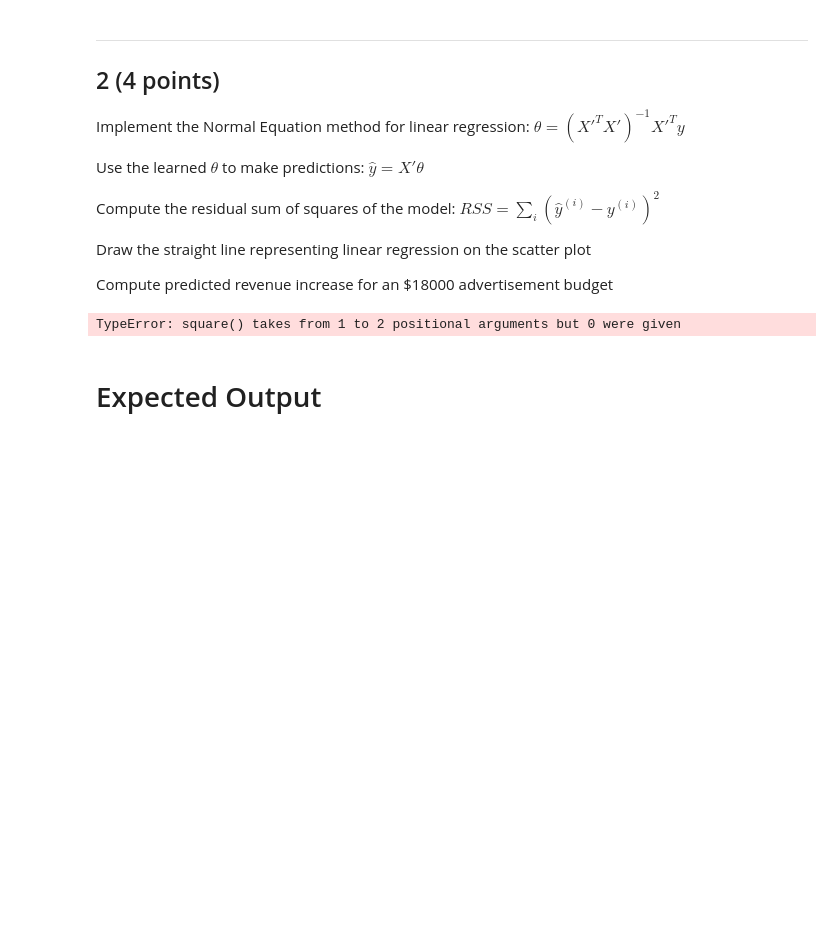
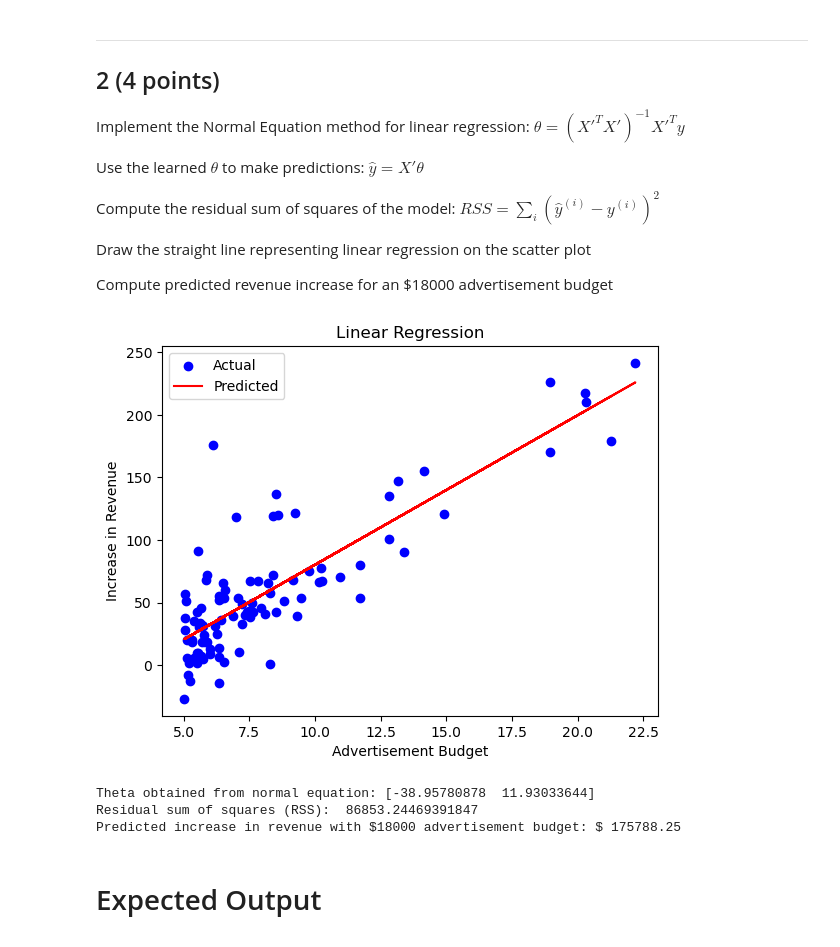
Before and after one commit to Juanlo01/CS, a Jupyter notebook: 549/A2_Linear_Regression.ipynb, the cells around one changed output. Saved outputs shown, nothing was run; the diff lists cells and outputs as text; code cells hidden in the pictures; blank space fills up the shorter version.

```diff
--- a/549/A2_Linear_Regression.ipynb
+++ b/549/A2_Linear_Regression.ipynb
@@ -100,6 +100,7 @@ import pandas as pd
 import matplotlib.pyplot as plt
 from numpy.linalg import inv # Used for computing the inverse of matrix
 from sklearn import preprocessing
+
 
 df = pd.read_excel('A2data.xlsx')
 data = df[['x', 'y']].to_numpy()
@@ -119,39 +120,54 @@ y = data[:,1]
 # Normalize data - better for convergence
 
 
+
 #### START YOUR CODE ####
 
 # Compute theta_method1 using normal equation method
 # Hint: use the inv() function imported from numpy.linalg
 
 theta_method1 = np.dot(np.dot(np.linalg.inv(np.dot(np.transpose(Xprime), Xprime)), np.transpose(Xprime)), y)
 
 # Use the theta obtained to make predictions and compute the residuals
 # Hint: use numpy.dot() and numpy.sum(), and avoid using for loops
 #Compute "y_hat"
 
 y_hat = np.dot(Xprime, theta_method1)
 
 # Compute residuals "RSS1"
 
-RSS1 = np.sum(np.square())
-
-#Predict increase in revenue with $18000 advertisement budget, "y_pred"
+RSS1 = np.sum(np.square(y_hat - y))
 
 
+# Predict increase in revenue with $18000 advertisement budget, "y_pred"
+x_pred = np.array([1, 18])
+y_pred = x_pred.dot(theta_method1)
 #Draw a straightline representing linear regression on the scatter plot with sample data
 
+# Plotting the actual points as scatter plot
+plt.scatter(data[:, 0], data[:, 1], color='blue', label='Actual')
 
+# Plotting the regression line
+plt.plot(data[:, 0], y_hat, color='red', label='Predicted')
+
+plt.title('Linear Regression')
+plt.xlabel('Advertisement Budget')
+plt.ylabel('Increase in Revenue')
+plt.legend()
+plt.show()
 
 #### END YOUR CODE ####
 
 
 #### DO NOT CHANGE THE CODE BELOW ####
 print('Theta obtained from normal equation:', theta_method1)
 print('Residual sum of squares (RSS): ', RSS1)
 print ('Predicted increase in revenue with $18000 advertisement budget: $', round(y_pred*1000,2))
 # %% [output]
+[figure, added]
-TypeError: square() takes from 1 to 2 positional arguments but 0 were given
+Theta obtained from normal equation: [-38.95780878  11.93033644]
+Residual sum of squares (RSS):  86853.24469391847
+Predicted increase in revenue with $18000 advertisement budget: $ 175788.25
 # %% [markdown]
 # Expected Output
 
```
Also changed, not shown: parts of 5 cells of this notebook.
